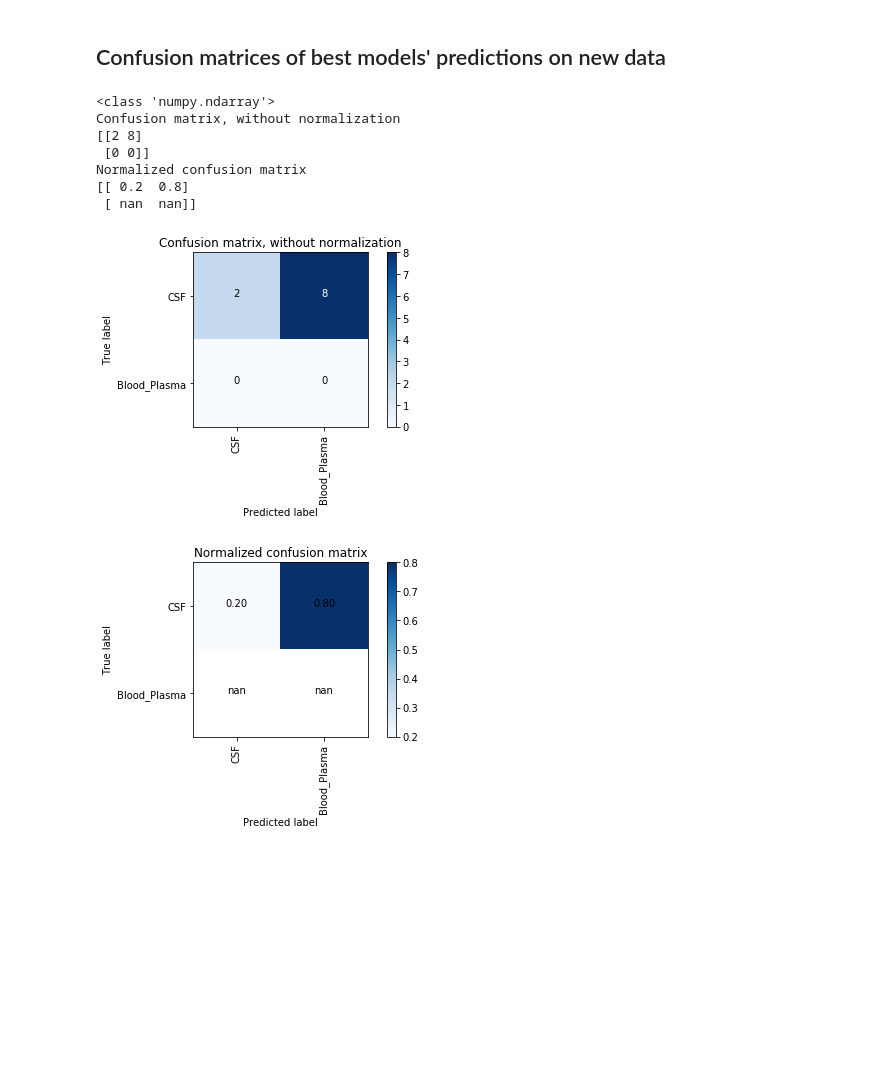
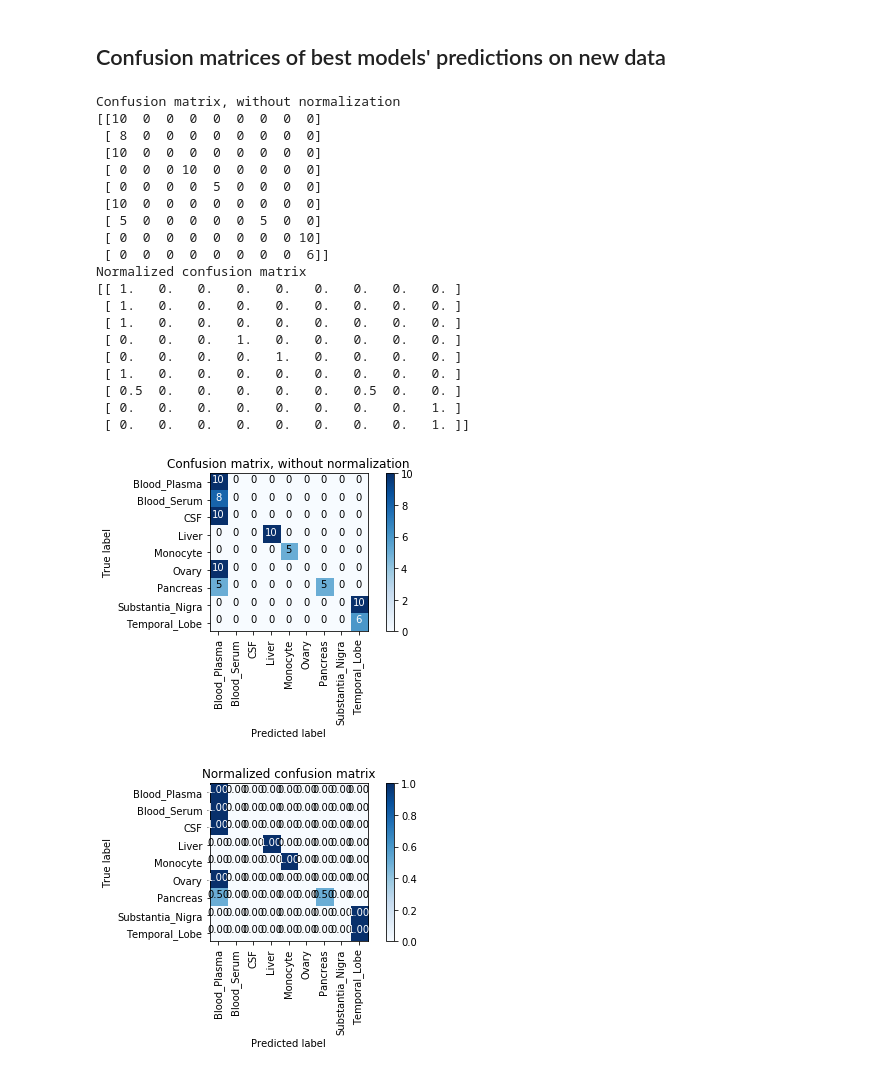
Before and after one commit to PNNL-Comp-Mass-Spec/Tissue_Classification, a Jupyter notebook: Classifiers/Human_Tissues.ipynb, the cells around one changed output. Cells and saved outputs as stored; diff of their text form; code cells hidden in the pictures; blank space fills up the shorter version.

Commit message:
Testing models on unseen data sets

```diff
--- a/Classifiers/Human_Tissues.ipynb
+++ b/Classifiers/Human_Tissues.ipynb
@@ -294,8 +309,13 @@ test_paths = listdir(TEST_SET_DIR)
 
 test_data = cu.combine_csvs(TEST_SET_DIR, test_paths)
 
-### TODO: Dynamically generate test_labels
-test_labels = ['Blood_Plasma'] * test_data.shape[1]
+### Generate test_labels. Columns in test set must start with [Tissue Name]
+test_labels = []
+for col in test_data.columns.values.tolist():
+    for tissue in tissues:
+        if col.startswith(tissue):
+            test_labels.append(tissue)
+            continue
 
 test_data = cu.fit_new_data(original_df, test_data)
 # %%
@@ -321,8 +339,6 @@ fake_new_data = original_df.add_suffix('_2')
 # %%
-pred_data = cu.fit_new_data(original_df, fake_new_data)
-
-pred = loaded_model.predict(pred_data)
-result = loaded_model.score(pred_data, labels)
+pred = loaded_model.predict(test_data)
+result = loaded_model.score(test_data, test_labels)
 
 print(result)
 # %% [output]
@@ -351,17 +396,30 @@ print(lr_result)
 # %% [markdown]
 ##  Confusion matrices of best models' predictions on new data
 # %%
-#cu.show_confusion_matrices(labels, pred, tissues)
-cm_labels = lr_pred.tolist() + test_labels
+cu.show_confusion_matrices(test_labels, pred, tissues)
+#cm_labels = list(set(lr_pred.tolist() + test_labels))
 
-cu.show_confusion_matrices(test_labels, lr_pred, list(set(cm_labels)))
+#cu.show_confusion_matrices(test_labels, mnb_pred, tissues)
 # %% [output]
-<class 'numpy.ndarray'>
 Confusion matrix, without normalization
-[[2 8]
- [0 0]]
+[[10  0  0  0  0  0  0  0  0]
+ [ 8  0  0  0  0  0  0  0  0]
+ [10  0  0  0  0  0  0  0  0]
+ [ 0  0  0 10  0  0  0  0  0]
+ [ 0  0  0  0  5  0  0  0  0]
+ [10  0  0  0  0  0  0  0  0]
+ [ 5  0  0  0  0  0  5  0  0]
+ [ 0  0  0  0  0  0  0  0 10]
+ [ 0  0  0  0  0  0  0  0  6]]
 Normalized confusion matrix
-[[ 0.2  0.8]
- [ nan  nan]]
+[[ 1.   0.   0.   0.   0.   0.   0.   0.   0. ]
+ [ 1.   0.   0.   0.   0.   0.   0.   0.   0. ]
+ [ 1.   0.   0.   0.   0.   0.   0.   0.   0. ]
+ [ 0.   0.   0.   1.   0.   0.   0.   0.   0. ]
+ [ 0.   0.   0.   0.   1.   0.   0.   0.   0. ]
+ [ 1.   0.   0.   0.   0.   0.   0.   0.   0. ]
+ [ 0.5  0.   0.   0.   0.   0.   0.5  0.   0. ]
+ [ 0.   0.   0.   0.   0.   0.   0.   0.   1. ]
+ [ 0.   0.   0.   0.   0.   0.   0.   0.   1. ]]
-[figure, old version]
+[figure, new version]
-[figure, old version]
+[figure, new version]
```
Also changed, not shown: parts of 11 cells of this notebook, 1 other file.
